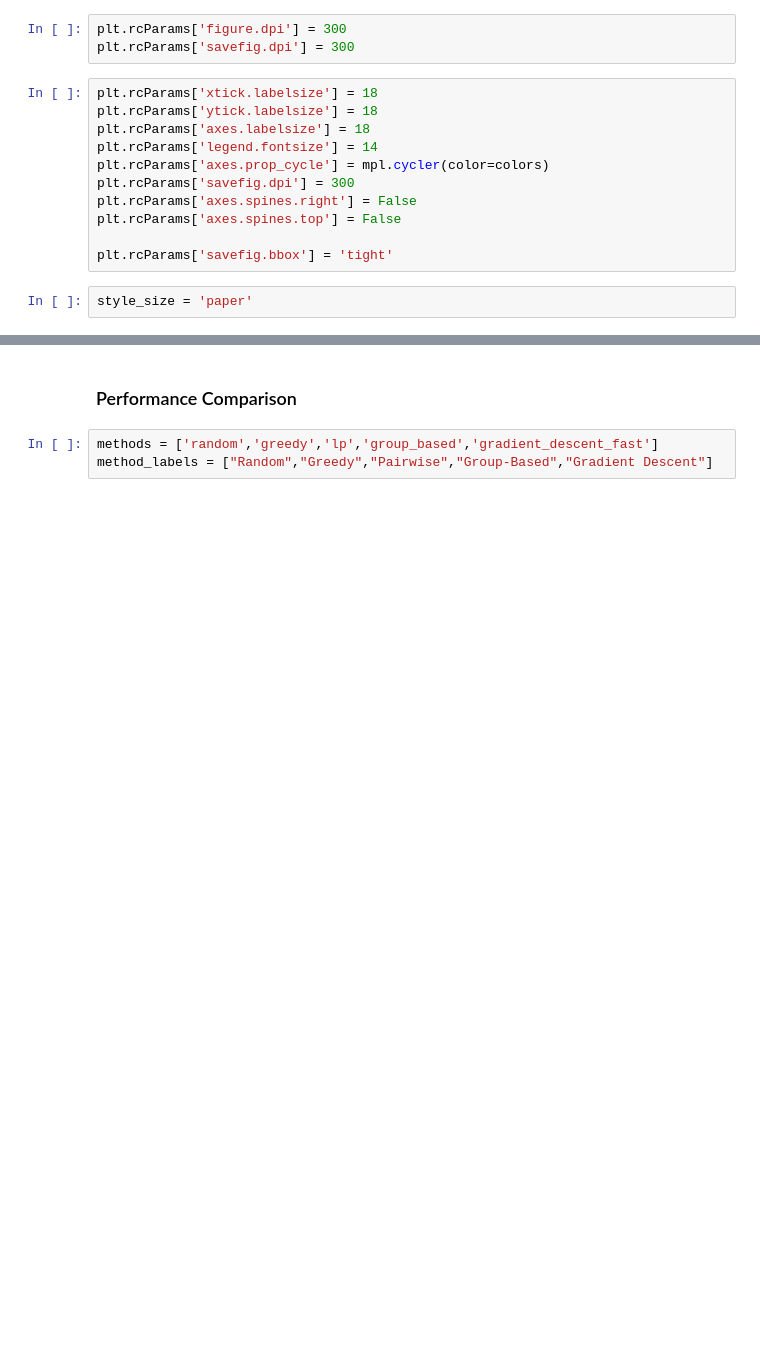
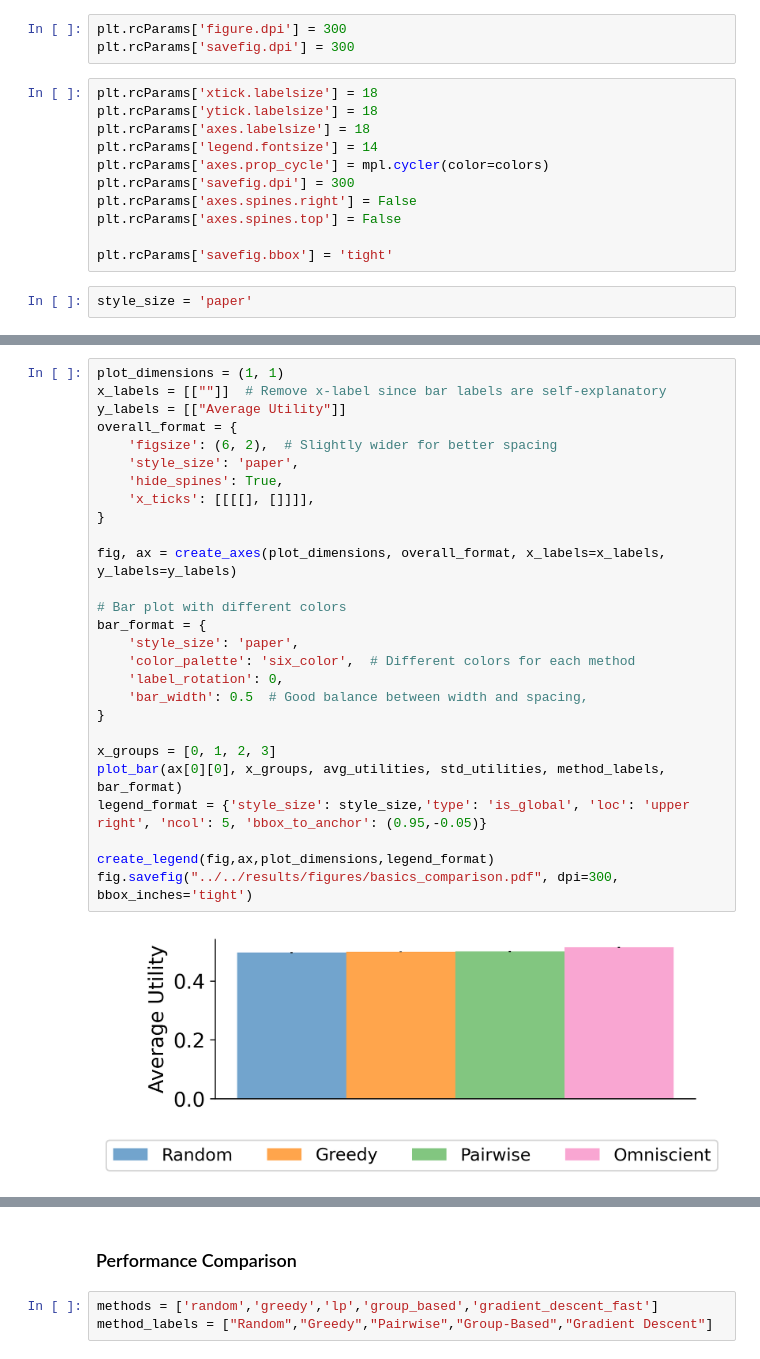
Before and after one commit to naveenr414/patient-provider, a Jupyter notebook: scripts/notebooks/Plotting.ipynb, the cells around one changed output, grey strips where cells are left out. Drawn from its saved outputs; the diff is of its cells as text; blank space fills up the shorter version.

Commit message:
Created all the plots

```diff
--- a/scripts/notebooks/Plotting.ipynb
+++ b/scripts/notebooks/Plotting.ipynb
@@ -46,0 +72,29 @@ style_size = 'paper'
+# %%
+plot_dimensions = (1, 1)
+x_labels = [[""]]  # Remove x-label since bar labels are self-explanatory
+y_labels = [["Average Utility"]]
+overall_format = {
+    'figsize': (6, 2),  # Slightly wider for better spacing
+    'style_size': 'paper',
+    'hide_spines': True,
+    'x_ticks': [[[[], []]]],
+}
+
+fig, ax = create_axes(plot_dimensions, overall_format, x_labels=x_labels, y_labels=y_labels)
+
+# Bar plot with different colors
+bar_format = {
+    'style_size': 'paper',
+    'color_palette': 'six_color',  # Different colors for each method
+    'label_rotation': 0,
+    'bar_width': 0.5  # Good balance between width and spacing,
+}
+
+x_groups = [0, 1, 2, 3]
+plot_bar(ax[0][0], x_groups, avg_utilities, std_utilities, method_labels, bar_format)
+legend_format = {'style_size': style_size,'type': 'is_global', 'loc': 'upper right', 'ncol': 5, 'bbox_to_anchor': (0.95,-0.05)}
+
+create_legend(fig,ax,plot_dimensions,legend_format)
+fig.savefig("../../results/figures/basics_comparison.pdf", dpi=300, bbox_inches='tight')
+# %% [output]
+[figure, added]
```
Also changed, not shown: parts of 22 cells of this notebook, 15 other files.
